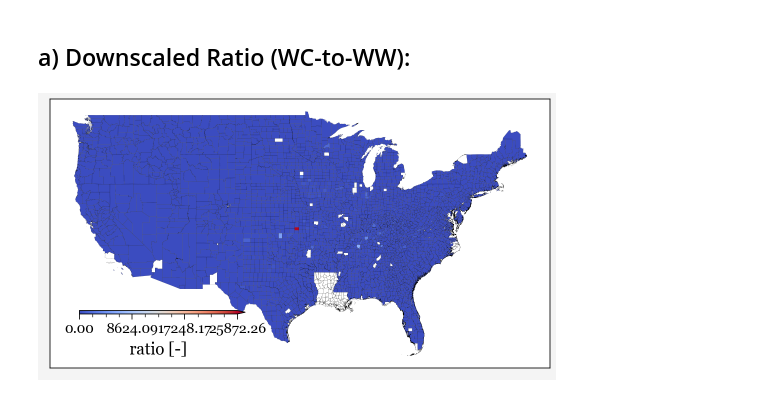
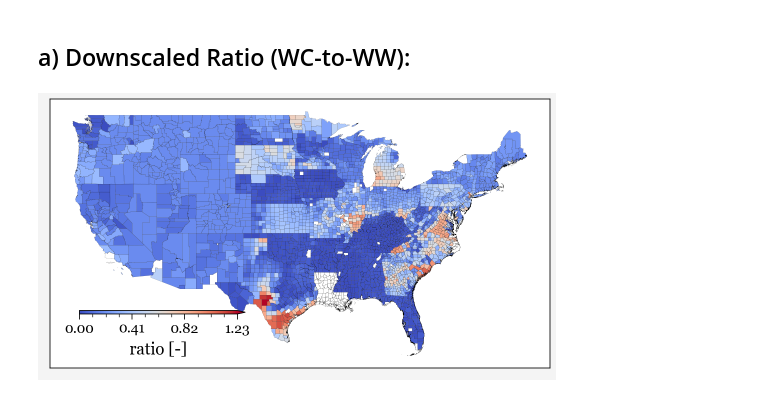
Before and after one commit to Habte1345/HighRes_County_level_LivestockWaterUse_CONUS_dataset, a Jupyter notebook: Notebooks/debug.ipynb, the cells around one changed output. Cells and saved outputs as stored; diff of their text form; code cells hidden in the pictures.

```diff
--- a/Notebooks/debug.ipynb
+++ b/Notebooks/debug.ipynb
@@ -84,8 +112,8 @@ County_Level_Poultry_WC_WW_1985_2022_geo = merge_with_counties(County_Level_Poul
 # %%
 plt.rcParams['font.family'] = 'Georgia'
 
-years_to_plot = [1985]
-col_to_plot = 'CL_WW'
+years_to_plot = [2000]
+col_to_plot = 'CL_ratio'
 # title_name = 'b) Beef Cattle'
 
 for year_to_filter in years_to_plot:
@@ -112,31 +140,31 @@ for year_to_filter in years_to_plot:
 
     # Overlay county boundaries
     CONUS_counties.boundary.plot(ax=ax, edgecolor='black', linewidth=0.05)
 
     # Colorbar
     vmin, vmax = merged_gdf[col_to_plot].min(), merged_gdf[col_to_plot].max()
     sm = mpl.cm.ScalarMappable(cmap="coolwarm", norm=mpl.colors.Normalize(vmin=vmin, vmax=vmax))
     sm._A = []
     ticks = np.linspace(vmin, vmax, 4)
     cbar_ax = fig.add_axes([0.08, 0.23, 0.32, 0.012])
     cbar = fig.colorbar(sm, cax=cbar_ax, orientation='horizontal', extend='max', ticks=ticks)
     cbar.set_label(f"ratio [-]", fontsize=12)
     cbar.ax.tick_params(labelsize=8)
     cbar.ax.set_xticklabels([f"{t:.2f}" for t in ticks], fontsize=10)
 
     # Title
     # ax.set_title(fontsize=12, fontweight='bold', loc='left')
 
     # Keep border but remove lat/lon ticks and labels
     ax.set_xticks([])
     ax.set_yticks([])
     ax.set_xlabel('')
     ax.set_ylabel('')
 
     # Keep rectangular border
     for spine in ax.spines.values():
         spine.set_visible(True)
 
     plt.show()
 # %% [output]
-[figure, old version]
+[figure, new version]
```
Also changed, not shown: parts of 2 cells of this notebook.
